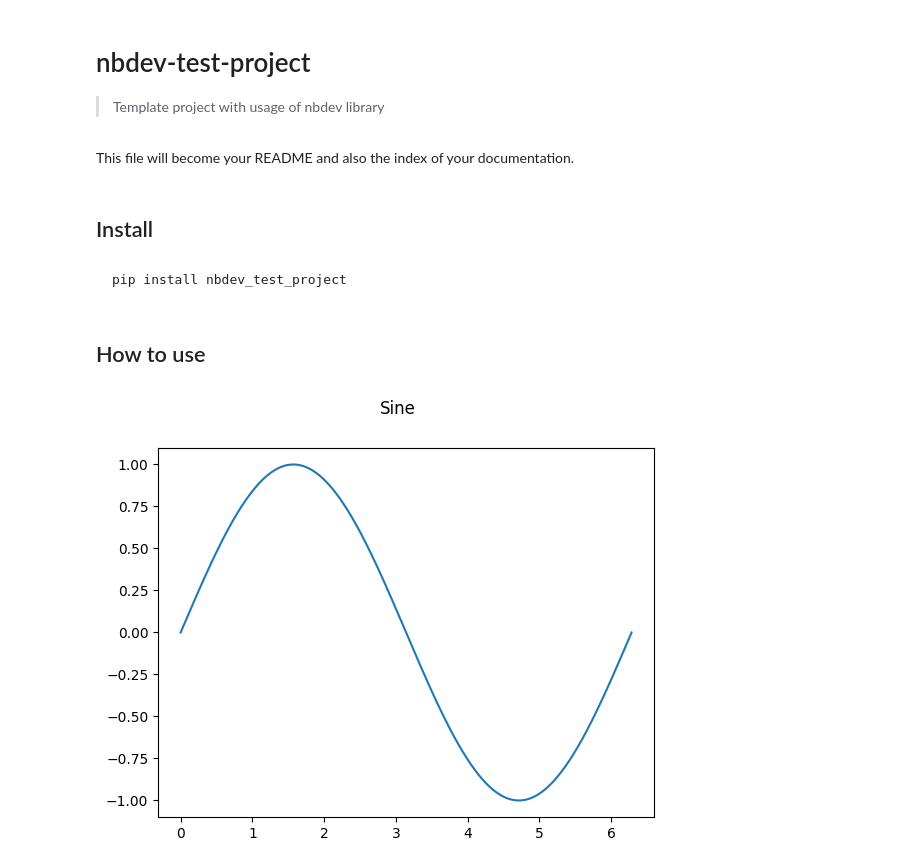
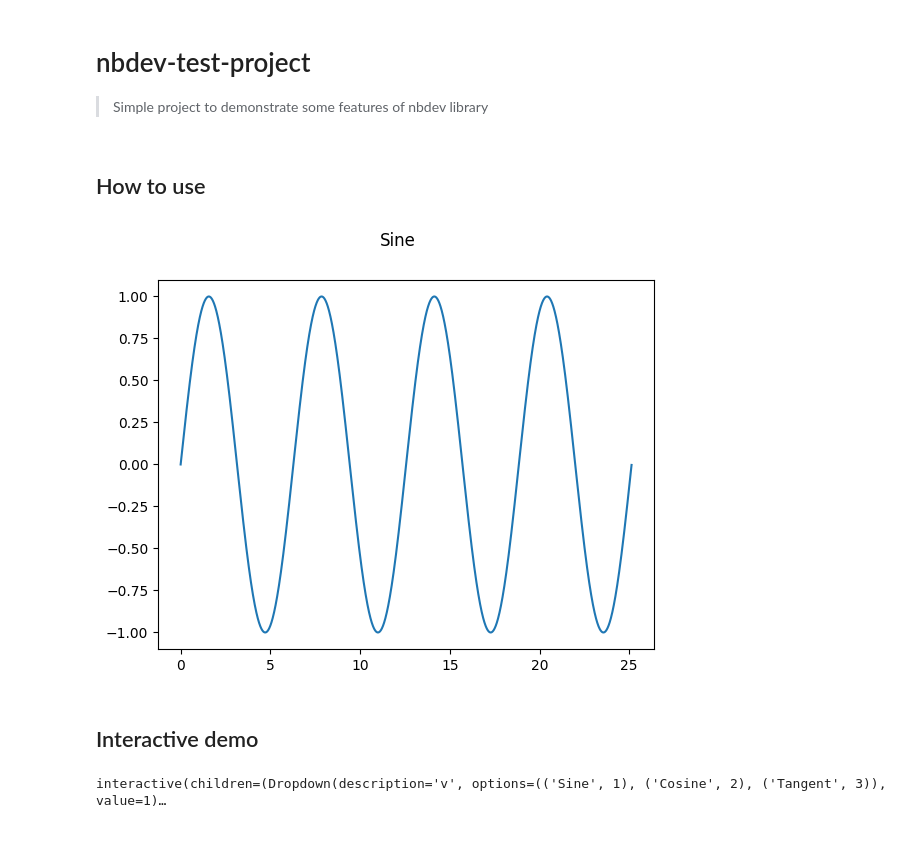
Before and after one commit to stepetal/nbdev-test-project, a Jupyter notebook: nbs/index.ipynb, the cells around one changed output. Saved outputs shown, nothing was run; the diff lists cells and outputs as text; code cells hidden in the pictures; blank space fills up the shorter version.

Commit message:
update index file

````diff
--- a/nbs/index.ipynb
+++ b/nbs/index.ipynb
@@ -8,24 +9,18 @@ from nbdev_test_project.plot import SimplePlot as MyPlot
 # %% [markdown]
 # nbdev-test-project
 
-> Template project with usage of nbdev library
+> Simple project to demonstrate some features of nbdev library
-# %% [markdown]
-This file will become your README and also the index of your documentation.
-# %% [markdown]
-## Install
-# %% [markdown]
-```sh
-pip install nbdev_test_project
-```
 # %% [markdown]
 ## How to use
 # %%
-X = np.arange(0, math.pi * 2, 0.001)
+X = np.arange(0, math.pi * 8, 0.01)
 Y1 = np.sin(X)
 plot = MyPlot()
 graph = Graph(X, Y1, "Sine")
 plot.add_graph(graph)
 plot.set_plot(plt)
 plot.plot_first_graph()
 # %% [output]
-[figure, old version]
+[figure, new version]
+# %% [markdown]
+## Interactive demo
@@ -31,0 +34,15 @@ plot.plot_first_graph()
+# %%
+X = np.arange(0, math.pi * 8, 0.01)
+@widgets.interact(v = [("Sine", 1), ("Cosine", 2), ("Tangent", 3) ])
+def plotGraphs(v):
+    if v == 1:
+        Y1 = np.sin(X)
+        plotGraph(X, Y1, "Sine")
+    elif v == 2:
+        Y2 = np.cos(X)
+        plotGraph(X, Y2, "Cosine")
+    elif v == 3:
+        Y3 = np.tan(X)
+        plotGraph(X, Y3, "Tangent")
+# %% [output]
+interactive(children=(Dropdown(description='v', options=(('Sine', 1), ('Cosine', 2), ('Tangent', 3)), value=1)…
````
Also changed, not shown: parts of 2 cells of this notebook, 7 other files.
